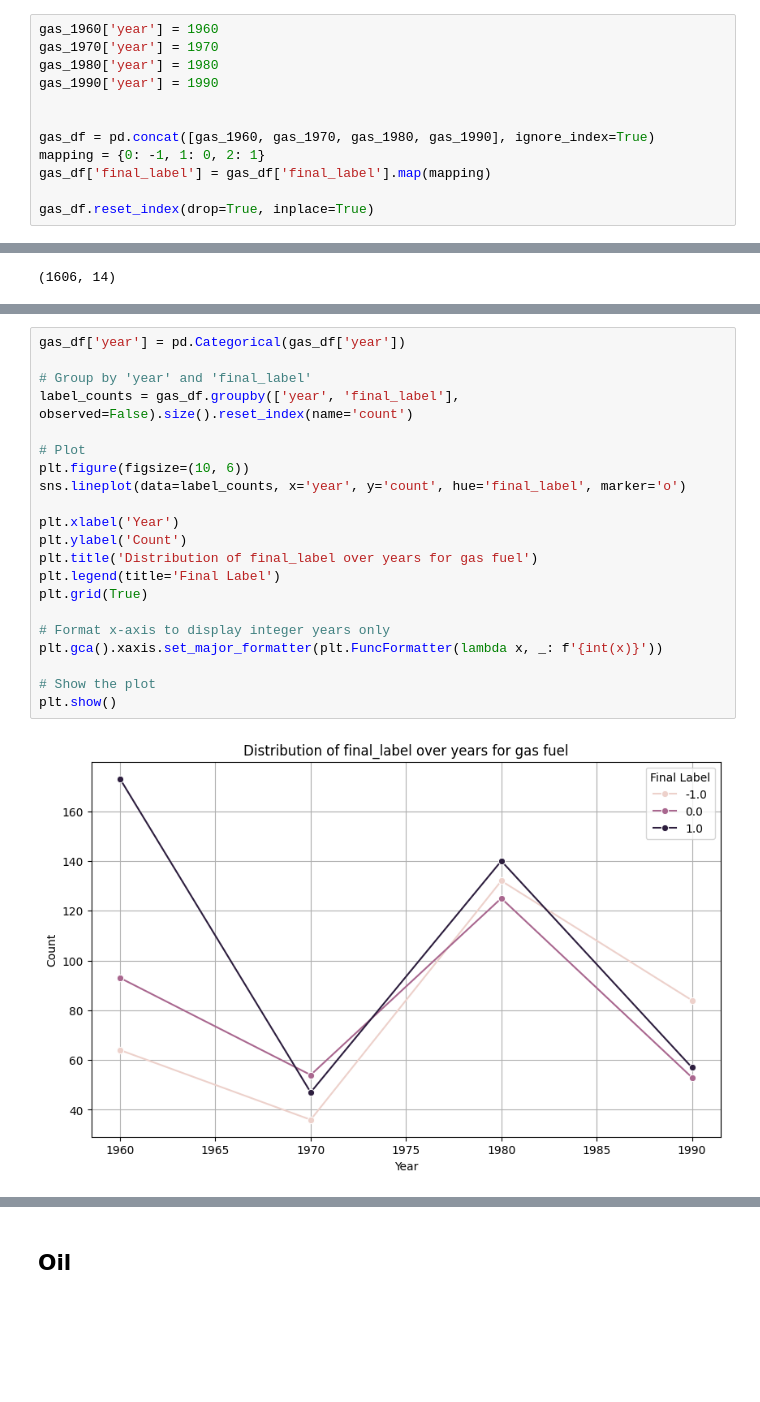
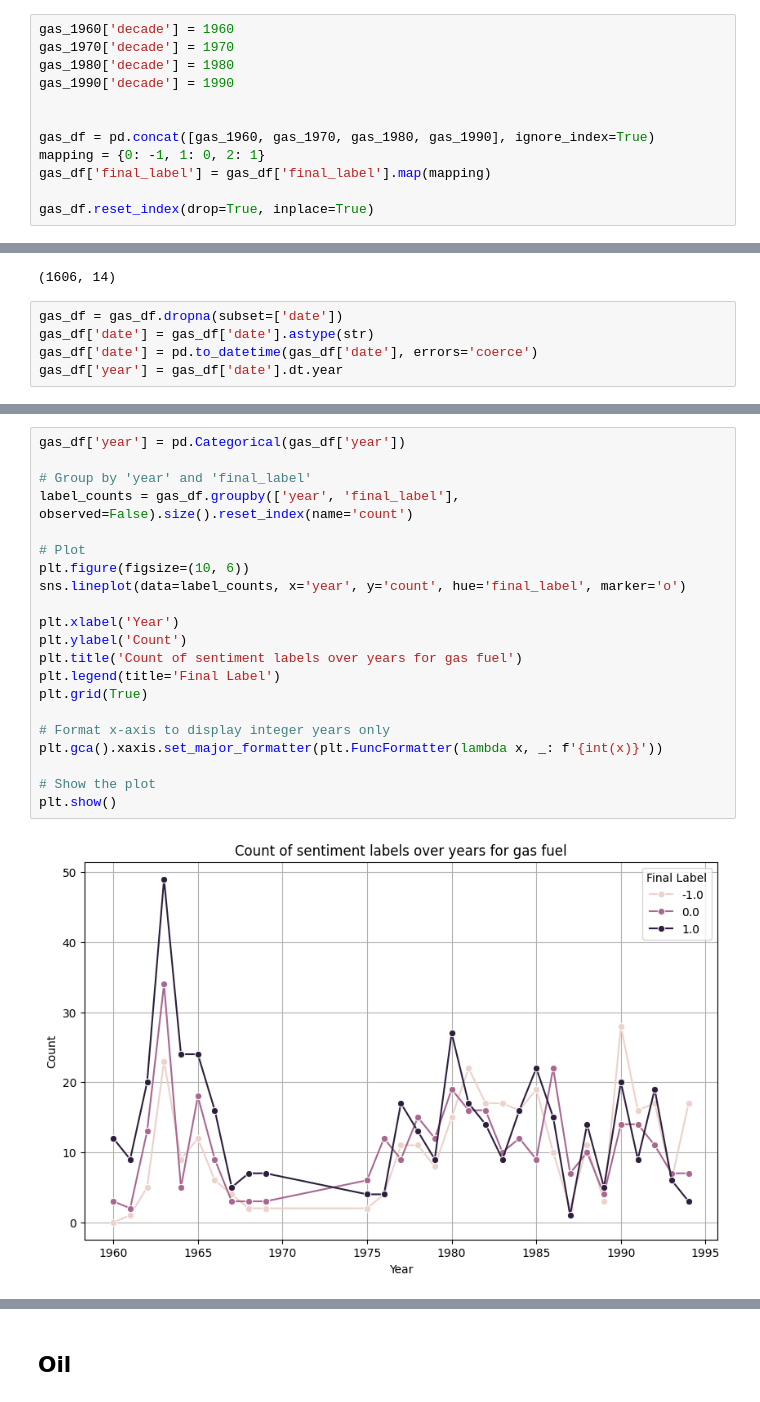
Before and after one commit to UtrechtUniversity/historical-news-sentiment, a Jupyter notebook: notebooks/trend_track.ipynb, the cells around one changed output, grey strips where cells are left out. Cells and saved outputs as stored; diff of their text form; blank space fills up the shorter version.

Commit message:
Fine grain the decades

```diff
--- a/notebooks/trend_track.ipynb
+++ b/notebooks/trend_track.ipynb
@@ -129,8 +108,8 @@ print('1990, coal', gas_1990.shape)
 # %%
-gas_1960['year'] = 1960
-gas_1970['year'] = 1970
-gas_1980['year'] = 1980
-gas_1990['year'] = 1990
+gas_1960['decade'] = 1960
+gas_1970['decade'] = 1970
+gas_1980['decade'] = 1980
+gas_1990['decade'] = 1990
 
 
 gas_df = pd.concat([gas_1960, gas_1970, gas_1980, gas_1990], ignore_index=True)
@@ -142,6 +121,11 @@ gas_df.reset_index(drop=True, inplace=True)
 gas_df.shape
 # %% [output]
 (1606, 14)
+# %%
+gas_df = gas_df.dropna(subset=['date'])
+gas_df['date'] = gas_df['date'].astype(str)
+gas_df['date'] = pd.to_datetime(gas_df['date'], errors='coerce')
+gas_df['year'] = gas_df['date'].dt.year
 # %%
 gas_df = gas_df.dropna(subset=['final_label'])
 gas_df.shape
@@ -150,26 +134,26 @@ gas_df.shape
 # %%
 gas_df['year'] = pd.Categorical(gas_df['year'])
 
 # Group by 'year' and 'final_label'
 label_counts = gas_df.groupby(['year', 'final_label'], observed=False).size().reset_index(name='count')
 
 # Plot
 plt.figure(figsize=(10, 6))
 sns.lineplot(data=label_counts, x='year', y='count', hue='final_label', marker='o')
 
 plt.xlabel('Year')
 plt.ylabel('Count')
-plt.title('Distribution of final_label over years for gas fuel')
+plt.title('Count of sentiment labels over years for gas fuel')
 plt.legend(title='Final Label')
 plt.grid(True)
 
 # Format x-axis to display integer years only
 plt.gca().xaxis.set_major_formatter(plt.FuncFormatter(lambda x, _: f'{int(x)}'))
 
 # Show the plot
 plt.show()
 # %% [output]
-[figure, old version]
+[figure, new version]
 # %%
 gas_df['year'] = pd.Categorical(gas_df['year'])
 
```
Also changed, not shown: parts of 14 cells of this notebook.
